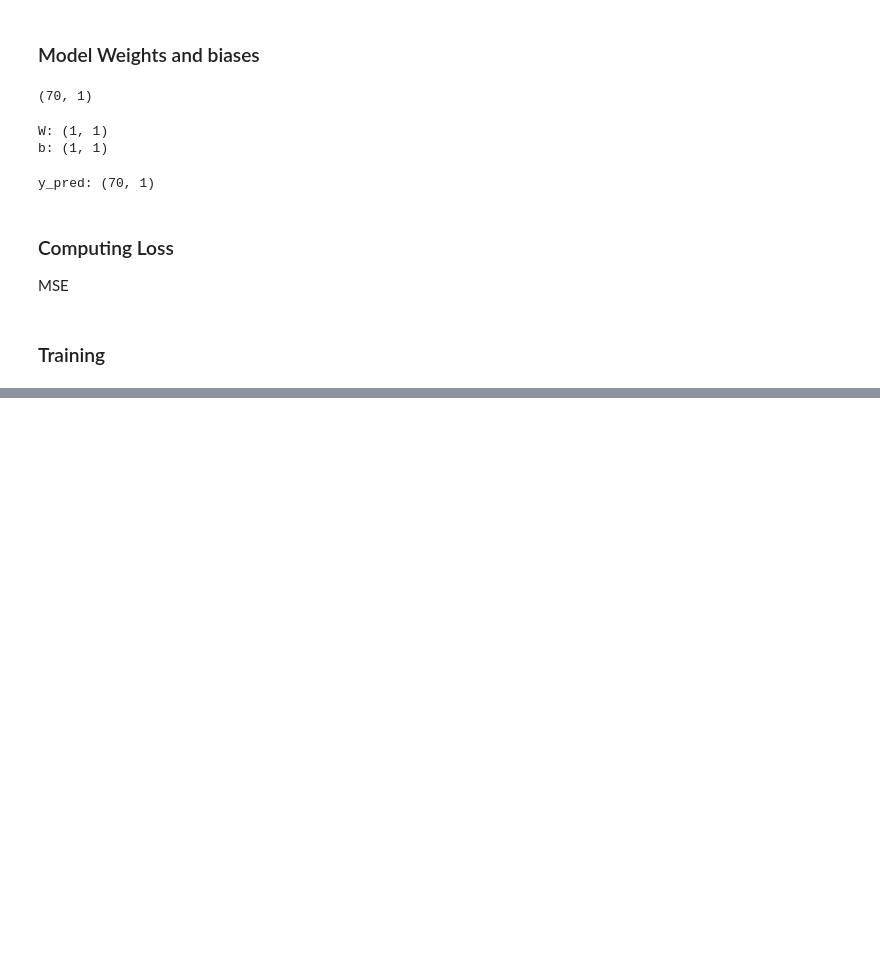
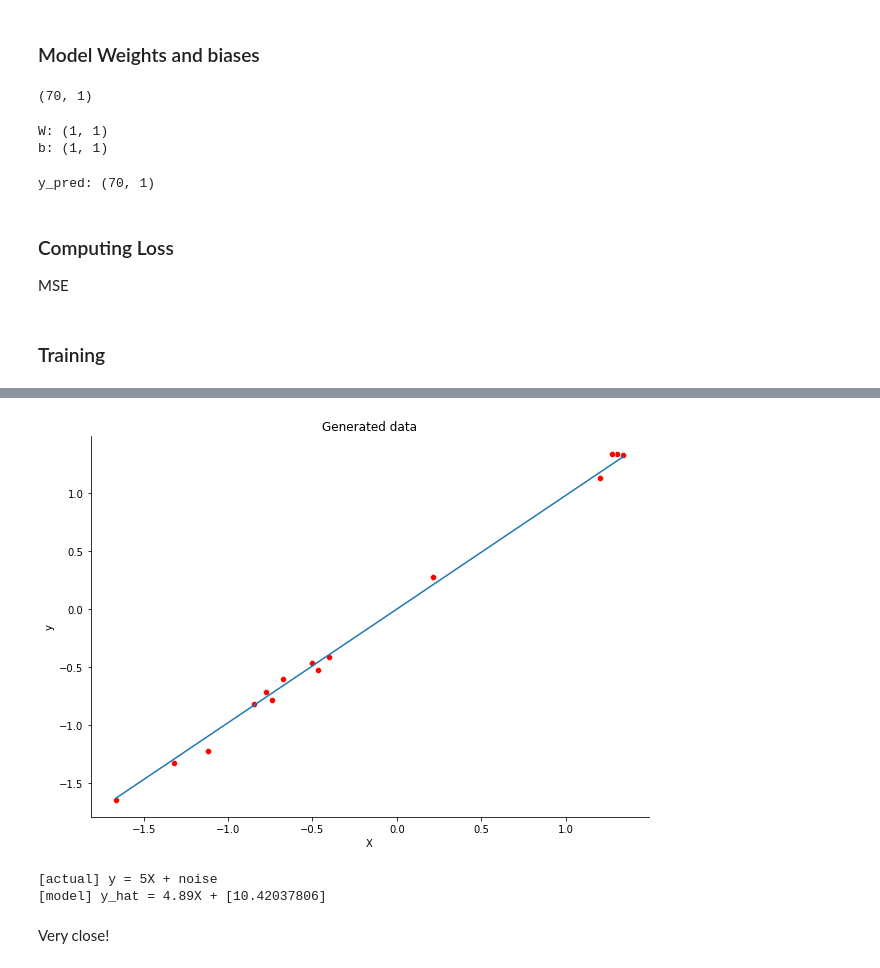
Before and after one commit to Ibraheem101/mlops, a Jupyter notebook: linear_regression.ipynb, the cells around one changed output, grey strips where cells are left out. Cells and saved outputs as stored; diff of their text form; code cells hidden in the pictures; blank space fills up the shorter version.

```diff
--- a/linear_regression.ipynb
+++ b/linear_regression.ipynb
@@ -257,0 +275,3 @@ array([[[ 0.26087666],
+# %%
+pred = np.dot(X_test_scaled, W) + b
+np.vstack([[pred, y_test_scaled]])
@@ -257,0 +298,4 @@ array([[[ 0.26087666],
+# %%
+predictions = pd.DataFrame(X_test_scaled, columns = ['X'])
+predictions['y'] = pred
+predictions
@@ -257,0 +337,25 @@ array([[[ 0.26087666],
+# %%
+# Convert numpy arrays to Pandas Series with an index
+X_series = pd.Series(predictions.X, index=range(len(predictions.X)))
+y_series = pd.Series(y_test_scaled.flatten(), index=range(len(y_test_scaled)))
+
+# Use the Pandas Series as input to scatterplot function
+# %%
+plt.figure(figsize = (10, 7))
+plt.title("Generated data")
+sns.lineplot(data = predictions, y = 'y', x = 'X')
+sns.scatterplot(x=X_series, y=y_series, color='r')
+sns.despine()
+# %% [output]
+[figure, added]
+# %%
+# Unscaled weights
+W_unscaled = W * (y_std/X_std)
+b_unscaled = b * y_std + y_mean - np.sum(W_unscaled * X_mean)
+print ("[actual] y = 5X + noise")
+print (f"[model] y_hat = {W_unscaled[0][0].round(2):}X + {b_unscaled[0]:}")
+# %% [output]
+[actual] y = 5X + noise
+[model] y_hat = 4.89X + [10.42037806]
+# %% [markdown]
+Very close!
```
Also changed, not shown: parts of 10 cells of this notebook.
